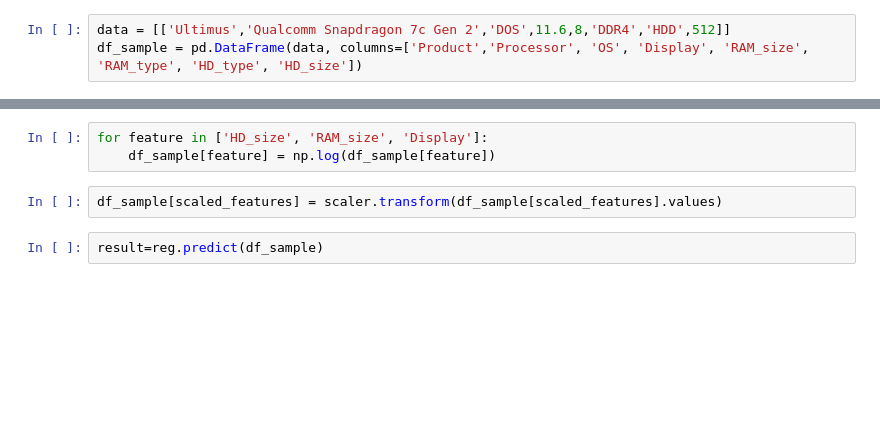
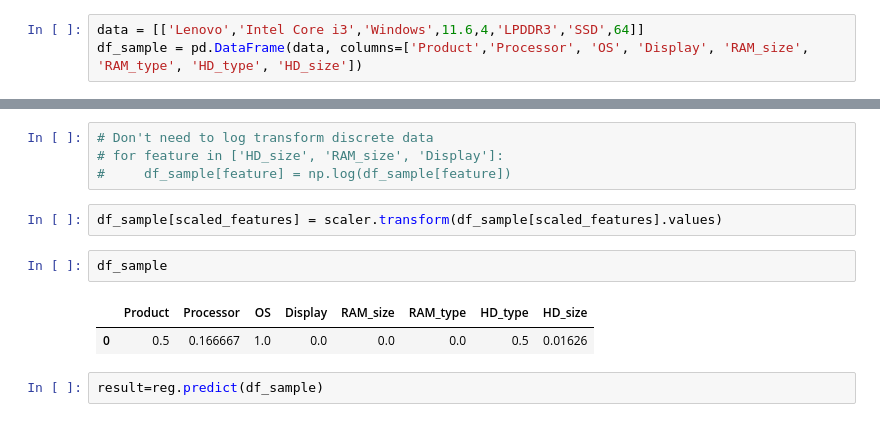
Before and after one commit to Aadil-Hasun/LaptopPricePrediction, a Jupyter notebook: LaptopPrediction.ipynb, the cells around one changed output, grey strips where cells are left out. Saved outputs shown, nothing was run; the diff lists cells and outputs as text; blank space fills up the shorter version.

```diff
--- a/LaptopPrediction.ipynb
+++ b/LaptopPrediction.ipynb
@@ -1020,7 +1021,7 @@ r2_score(y_test, y_pred)
 # %%
 # Predicting the price for a sample data
 # %%
-data = [['Ultimus','Qualcomm Snapdragon 7c Gen 2','DOS',11.6,8,'DDR4','HDD',512]]
+data = [['Lenovo','Intel Core i3','Windows',11.6,4,'LPDDR3','SSD',64]]
 df_sample = pd.DataFrame(data, columns=['Product','Processor', 'OS', 'Display', 'RAM_size', 'RAM_type', 'HD_type', 'HD_size'])
 # %%
 df2.Product.unique()
@@ -1046,10 +1052,16 @@ df_sample['RAM_type'] = df_sample.RAM_type.map(RAM_type_endict)
 
 df_sample['HD_type'] = df_sample.HD_type.map(HD_type_endict)
 # %%
-for feature in ['HD_size', 'RAM_size', 'Display']:
-    df_sample[feature] = np.log(df_sample[feature])
+# Don't need to log transform discrete data
+# for feature in ['HD_size', 'RAM_size', 'Display']:
+#     df_sample[feature] = np.log(df_sample[feature])
 # %%
 df_sample[scaled_features] = scaler.transform(df_sample[scaled_features].values)
+# %%
+df_sample
+# %% [output]
+|  | Product | Processor | OS | Display | RAM_size | RAM_type | HD_type | HD_size |
+| 0 | 0.5 | 0.166667 | 1.0 | 0.0 | 0.0 | 0.0 | 0.5 | 0.01626 |
 # %%
 result=reg.predict(df_sample)
 # %%
```
Also changed, not shown: parts of 23 cells of this notebook, 4 other files.
